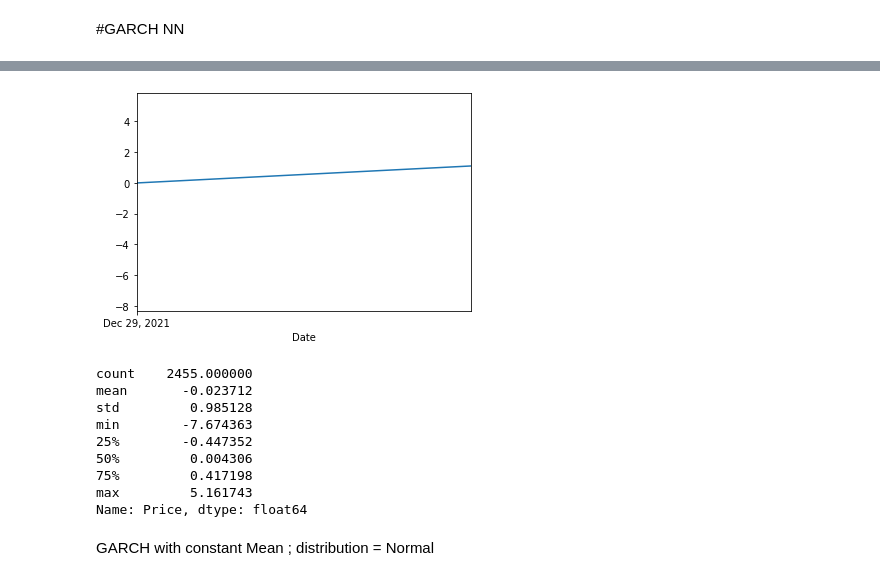
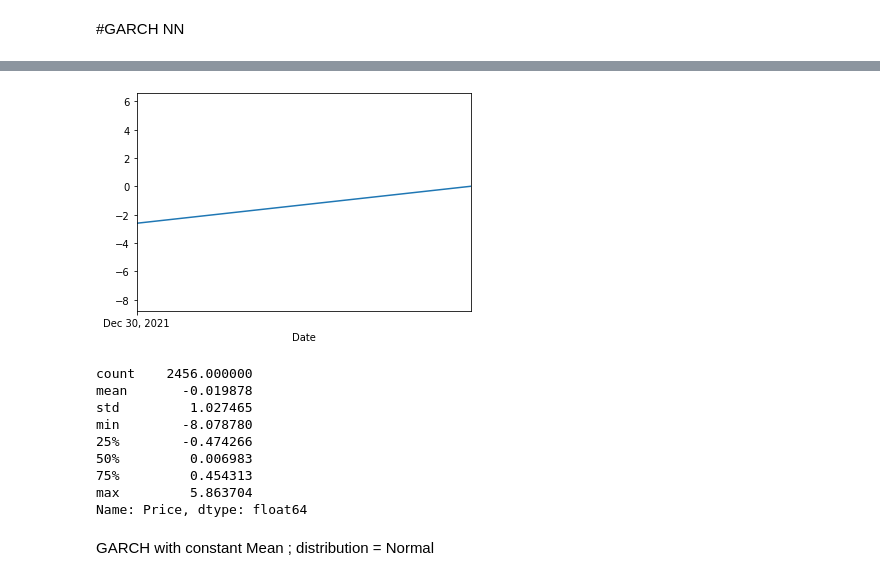
Before and after one commit to Eminent01/Baum-Tenpers-Research, a Jupyter notebook: Baum_Tenper_Research.ipynb, the cells around one changed output, grey strips where cells are left out. Drawn from its saved outputs; the diff is of its cells as text; code cells hidden in the pictures.

```diff
--- a/Baum_Tenper_Research.ipynb
+++ b/Baum_Tenper_Research.ipynb
@@ -21,4 +21,6 @@ from sklearn.model_selection import train_test_split
 from datetime import timedelta
 # %% [markdown]
 Importing the Data set from the local Drive
+# %%
+data = pd.read_csv("/content/NSE 30 Historical Data.csv" , thousands =',')
 # %%
@@ -26,5 +28,3 @@ Importing the Data set from the local Drive
-# %%
-data = pd.read_csv("/content/NSE All Share Historical Data.csv" , thousands =',')
 # %%
 data.set_index('Date', inplace=True)
 data.tail()
@@ -741,29 +760,29 @@ warnings.filterwarnings('ignore')
 # %%
 import datetime as dt
 
 import arch.data.sp500
 
 st = dt.datetime(2012, 1, 1)
 en = dt.datetime(2021, 1, 12)
 # data = arch.data.sp500.load()
 market = data["Price"]
 returns = 100 * market.pct_change().dropna()
-realized_vol = returns.rolling(10).std()
+# realized_vol = returns.rolling(10).std()
 ax = returns.plot()
 xlim = ax.set_xlim(returns.index.min(), returns.index.max())
 # %% [output]
-[figure, old version]
+[figure, new version]
 # %%
 returns.describe()
 # %% [output]
-count    2455.000000
-mean       -0.023712
-std         0.985128
-min        -7.674363
-25%        -0.447352
-50%         0.004306
-75%         0.417198
-max         5.161743
+count    2456.000000
+mean       -0.019878
+std         1.027465
+min        -8.078780
+25%        -0.474266
+50%         0.006983
+75%         0.454313
+max         5.863704
 Name: Price, dtype: float64
 # %%
 returns.to_csv("log1.csv", index= False)
```
Also changed, not shown: parts of 38 cells of this notebook.
